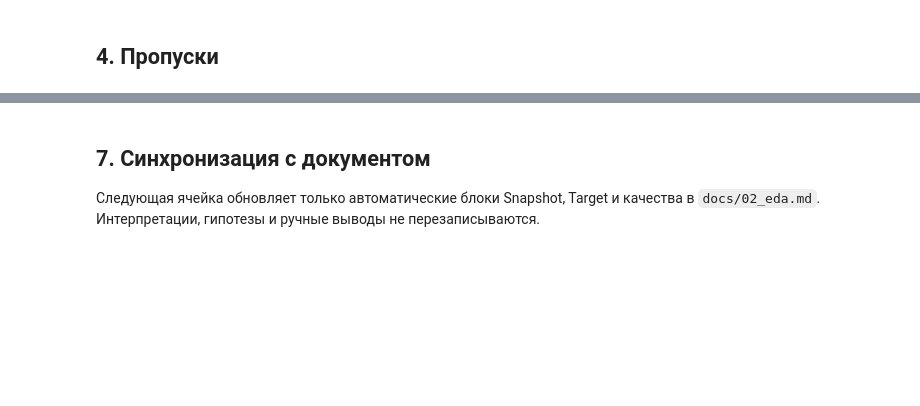
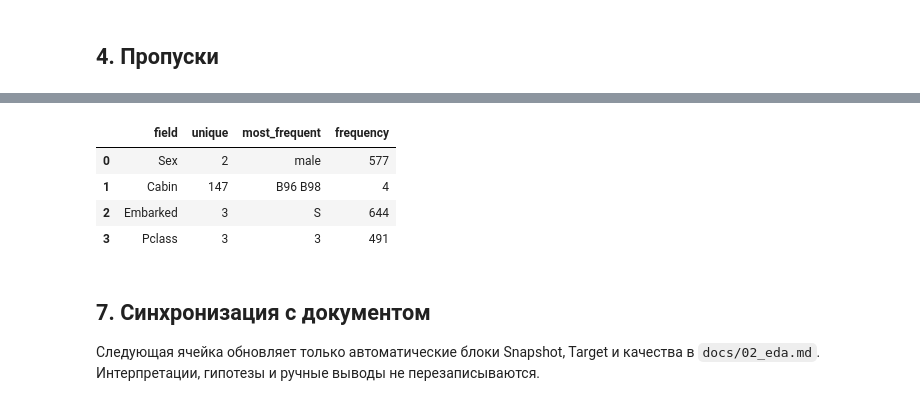
Before and after one commit to tonylarichony-png/Titanik-ML-project, a Jupyter notebook: notebooks/02_eda.ipynb, the cells around one changed output, grey strips where cells are left out. Saved outputs shown, nothing was run; the diff lists cells and outputs as text; code cells hidden in the pictures; blank space fills up the shorter version.

```diff
--- a/notebooks/02_eda.ipynb
+++ b/notebooks/02_eda.ipynb
@@ -132,6 +248,14 @@ else:
 # %%
-categorical_report = train_profile.categorical_report(max_unique=30)
+categorical_report = train_profile.categorical_report(
+    columns=categorical_features
+)
 display(categorical_report)
+# %% [output]
+|  | field | unique | most_frequent | frequency |
+| 0 | Sex | 2 | male | 577 |
+| 1 | Cabin | 147 | B96 B98 | 4 |
+| 2 | Embarked | 3 | S | 644 |
+| 3 | Pclass | 3 | 3 | 491 |
 # %% [markdown]
 ## 7. Синхронизация с документом
 
```
Also changed, not shown: parts of 14 cells of this notebook, 19 other files.
